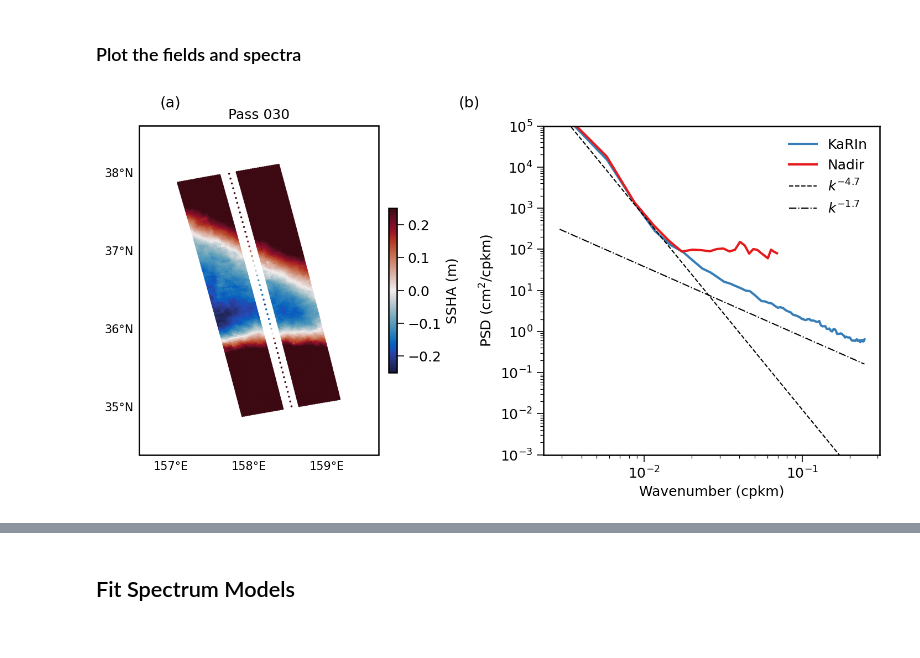
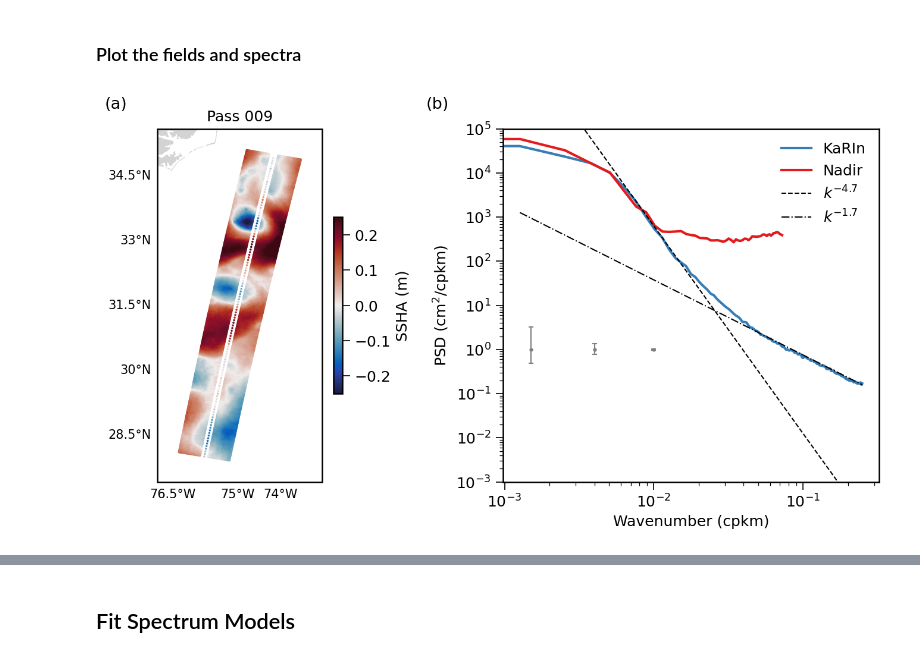
Before and after one commit to jwskinner/SWOT-balanced-extraction, a Jupyter notebook: Spectral_Models_and_Fields.ipynb, the cells around one changed output, grey strips where cells are left out. Drawn from its saved outputs; the diff is of its cells as text; code cells hidden in the pictures.

```diff
--- a/Spectral_Models_and_Fields.ipynb
+++ b/Spectral_Models_and_Fields.ipynb
@@ -14,12 +15,12 @@ Detected IPython. Loading juliacall extension. See https://juliapy.github.io/Pyt
 ### Import SWOT data and files first for a pass between specified lats
 # %%
 # Read in the SWOT data for this pass
-pass_num = 2
-lat_min = 30 #28 #28 #28
-lat_max = 38 #35 #38 #38
+pass_num = 9
+lat_min = 28 #28 #28 #28
+lat_max = 35 #35 #38 #38
 
 data_folder = '/expanse/lustre/projects/cit197/jskinner1/SWOT/CALVAL/'
-data_folder = '/expanse/lustre/projects/cit197/jskinner1/SWOT/SCIENCE_VD/'
+#data_folder = '/expanse/lustre/projects/cit197/jskinner1/SWOT/SCIENCE_VD/'
 
 # finds overlapping cycles between the karin and nadir datasets
 _, _, shared_cycles, karin_files, nadir_files = swot.return_swot_files(data_folder, pass_num)
@@ -47,4 +48,5 @@ nadir.coordinates()
 # Compute spectra
 karin.compute_spectra()
 nadir.compute_spectra()
+print("Done.")
 # %% [output]
@@ -77,10 +78,10 @@ import cartopy
 import cartopy.crs as ccrs
 import numpy as np
 import cmocean
+from scipy import stats
 
 swot.set_plot_style()
-
-index = 1
+index = 6
 vmin, vmax = -0.25, 0.25
 ylims = (1e-3, 1e5)
 cmap = 'cmo.balance'
@@ -89,9 +90,7 @@ fig = plt.figure(figsize=(10, 5), dpi=150)
 gs = GridSpec(1, 2, width_ratios=[1, 1.0], figure=fig)
 
 # ───── SWOT Map ─────
-# Define padding in degrees
 pad = 0.5
-
 lon_min = np.nanmin(karin.lon[index]) - pad
 lon_max = np.nanmax(karin.lon[index]) + pad
 lat_min = np.nanmin(karin.lat[index]) - pad
@@ -99,61 +98,91 @@ lat_max = np.nanmax(karin.lat[index]) + pad
 
 ax0 = fig.add_subplot(gs[0, 0], projection=ccrs.PlateCarree())
 ax0.set_extent([lon_min, lon_max, lat_min, lat_max], crs=ccrs.PlateCarree())
-
 sc0 = ax0.scatter(
     karin.lon[index], karin.lat[index],
     c=karin.ssha[index], s=1, vmin=vmin, vmax=vmax, cmap=cmap,
-    transform=ccrs.PlateCarree(), marker='o',
-    rasterized=True
+    transform=ccrs.PlateCarree(), marker='o', rasterized=True
 )
 ax0.scatter(
     nadir.lon[index], nadir.lat[index],
     c=nadir.ssh[index], s=0.5, vmin=vmin, vmax=vmax,
-    cmap=cmap, transform=ccrs.PlateCarree(), marker='o',
-    rasterized=True
+    cmap=cmap, transform=ccrs.PlateCarree(), marker='o', rasterized=True
 )
-#ax0.coastlines()
 ax0.add_feature(cartopy.feature.LAND, facecolor='lightgrey', edgecolor='none', zorder=0)
 ax0.set_title(f'Pass {pass_num:03d}')
 gl0 = ax0.gridlines(draw_labels=True, linewidth=0.5, alpha=0.0)
 gl0.top_labels = gl0.right_labels = False
 cbar0 = fig.colorbar(sc0, ax=ax0, orientation='vertical', shrink=0.5, pad=0.03)
 cbar0.set_label("SSHA (m)")
 
 # ───── Power Spectrum ─────
 ax1 = fig.add_subplot(gs[0, 1])
 
-ax1.loglog(karin.wavenumbers_cpkm,  karin.spec_ssha, label='KaRIn', linewidth=2.)
-ax1.loglog(nadir.wavenumbers_cpkm,  nadir.spec_ssha, label='Nadir', linewidth=2.)
-#ax1.loglog(karin.wavenumbers * 1e3, karin.spec_ssh, label='SWOT KaRIn SSH', linewidth=2.0)
-#ax1.loglog(karin.wavenumbers * 1e3, karin.spec_tmean, label='SWOT Time-mean', linewidth=2.0)
-#ax1.loglog(karin.wavenumbers * 1e3, karin.spec_tide, label='SWOT HRET', linewidth=2.0)
+ax1.loglog(karin.wavenumbers_cpkm, karin.spec_ssha, label='KaRIn', linewidth=2.)
+ax1.loglog(nadir.wavenumbers_cpkm, nadir.spec_ssha,  label='Nadir',  linewidth=2.)
 
-# Reference slope lines (k^-5 and k^-2)
-k_ref = karin.wavenumbers_cpkm  # range of wavenumbers (cpkm)
-C1 = 2.5e-7  # vertical placement for k^-5
-C2 = 1.5e-2  # vertical placement for k^-2
+# CI computed from emery and thompson
+n_cycles = karin.num_cycles  # total number of cycles
+
+# ── Compact Confidence Intervals with Floating Axis ──
+scales_km = [100, 25, 5]
+dof_cases = [(n_cycles / 10, None), (n_cycles, None), (n_cycles * 59, None)]
+
+# 1. Define a tight cluster of x-coordinates in an empty region of your plot
+# Clustering them between 2e-3 and 5e-3 keeps them away from the data lines
+x_positions = [1.5e-3, 4e-3, 1e-2]
+
+y_illustrate = 1.0
+y_axis_line = 0.4   # The y-level where the little floating axis will sit
+alpha = 0.05
+
+# 2. Draw the error bars at these new clustered x-positions
+for i, (dof_i, _) in enumerate(dof_cases):
+    x_pos = x_positions[i]
+
+    chi2_lo_i = float(stats.chi2.ppf(alpha / 2,     df=dof_i))
+    chi2_hi_i = float(stats.chi2.ppf(1 - alpha / 2, df=dof_i))
+
+    ci_low_i  = y_illustrate * dof_i / chi2_hi_i
+    ci_high_i = y_illustrate * dof_i / chi2_lo_i
+
+    yerr_i    = np.array([[y_illustrate - ci_low_i], [ci_high_i - y_illustrate]])
+
+    # Plot the error bar
+    ax1.errorbar(x_pos, y_illustrate, yerr=yerr_i,
+                 fmt='.', color='gray', capsize=2, linewidth=1.0, markersize=4)
+
+    # tick marks floating axis
+    # ax1.plot([x_pos, x_pos], [y_axis_line, y_axis_line * 0.85], color='gray', linewidth=1)
+
+    # scale labels below axis tick marks
+    # ax1.text(x_pos, y_axis_line * 0.7, f'{scales_km[i]} km',
+    #          ha='center', va='top', fontsize=9, color='gray')
+
+# 3. Draw the horizontal line of floating axis
+# ax1.plot([x_positions[0], x_positions[-1]], [y_axis_line, y_axis_line],
+#          color='gray', linewidth=1)
+
+# ── Reference slopes ──
+k_ref = karin.wavenumbers_cpkm
+C1 = 2.5e-7
+C2 = 1.5e-2
 ax1.loglog(k_ref, C1 * k_ref**-4.7, 'k--', linewidth=1, label=r'$k^{-4.7}$')
 ax1.loglog(k_ref, C2 * k_ref**-1.7, 'k', linestyle='-.', linewidth=1, label=r'$k^{-1.7}$')
 
 ax1.set_xlabel("Wavenumber (cpkm)")
 ax1.set_ylabel("PSD (cm$^2$/cpkm)")
 ax1.set_ylim(ylims)
 ax1.legend()
 
-# (a) for left panel
-fig.text(0.13, 1, "(a)", fontsize=13,
-         va="top", ha="center")
-
-# (b) for right panel
-fig.text(0.49, 1, "(b)", fontsize=13,
-         va="top", ha="center")
+fig.text(0.13, 1, "(a)", fontsize=13, va="top", ha="center")
+fig.text(0.49, 1, "(b)", fontsize=13, va="top", ha="center")
 
 plt.tight_layout()
 fig.savefig("swot_map_spectrum.pdf", bbox_inches='tight')
 plt.show()
 # %% [output]
-[figure, old version]
+[figure, new version]
 # %%
 # --- Single-panel final spectrum plot ---
 ylims = (1e-6, 1e6)
```
Also changed, not shown: parts of 9 cells of this notebook, 26 other files.
